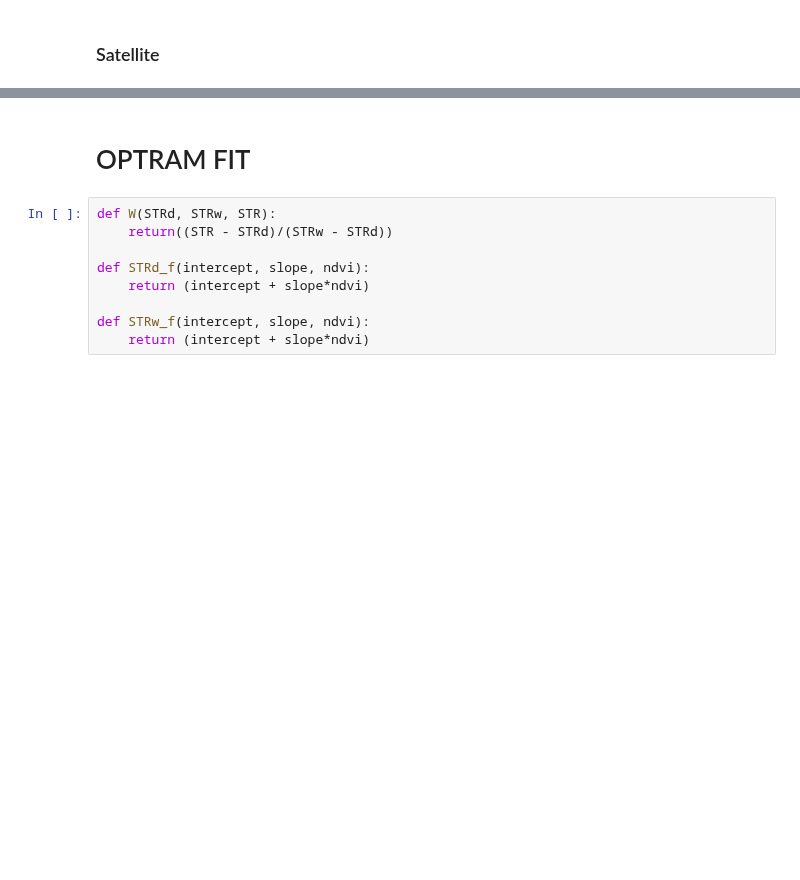
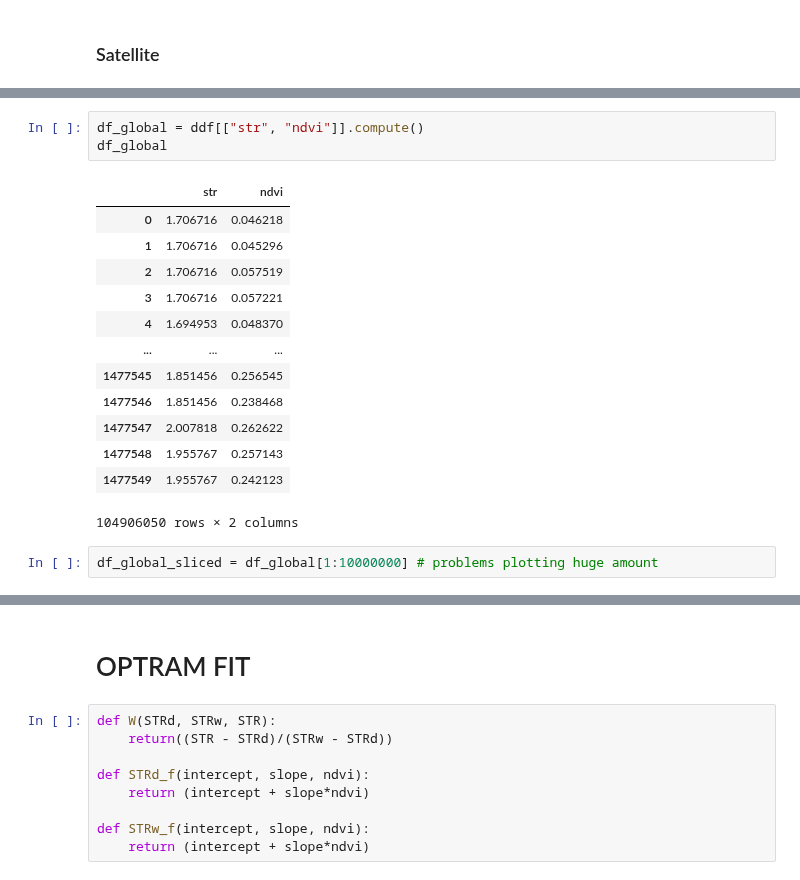
Before and after one commit to VicenteYago/OPTRAM, a Jupyter notebook: OPTRAM.ipynb, the cells around one changed output, grey strips where cells are left out. Saved outputs shown, nothing was run; the diff lists cells and outputs as text; blank space fills up the shorter version.

```diff
--- a/OPTRAM.ipynb
+++ b/OPTRAM.ipynb
@@ -464 +524,20 @@ inSitu_df = pd.concat([pd.concat(values) for key,values in inSitu_obs_dict.items
+# %%
+df_global = ddf[["str", "ndvi"]].compute()
+df_global
+# %% [output]
+|  | str | ndvi |
+| 0 | 1.706716 | 0.046218 |
+| 1 | 1.706716 | 0.045296 |
+| 2 | 1.706716 | 0.057519 |
+| 3 | 1.706716 | 0.057221 |
+| 4 | 1.694953 | 0.048370 |
+| ... | ... | ... |
+| 1477545 | 1.851456 | 0.256545 |
+| 1477546 | 1.851456 | 0.238468 |
+| 1477547 | 2.007818 | 0.262622 |
+| 1477548 | 1.955767 | 0.257143 |
+| 1477549 | 1.955767 | 0.242123 |
+104906050 rows × 2 columns
+# %%
+df_global_sliced = df_global[1:10000000] # problems plotting huge amount
 # %%
```
Also changed, not shown: parts of 17 cells of this notebook, 1 other file.
